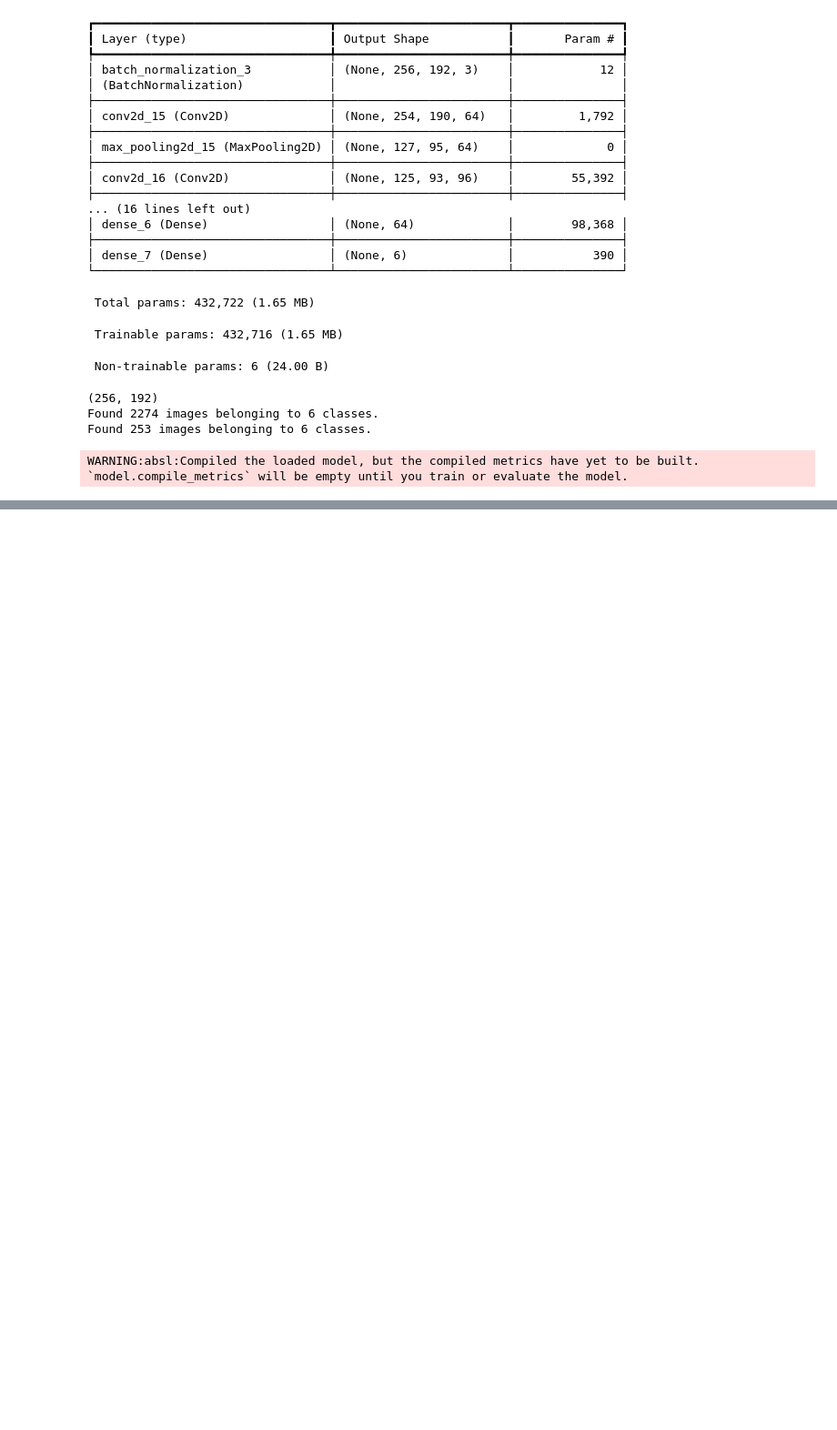
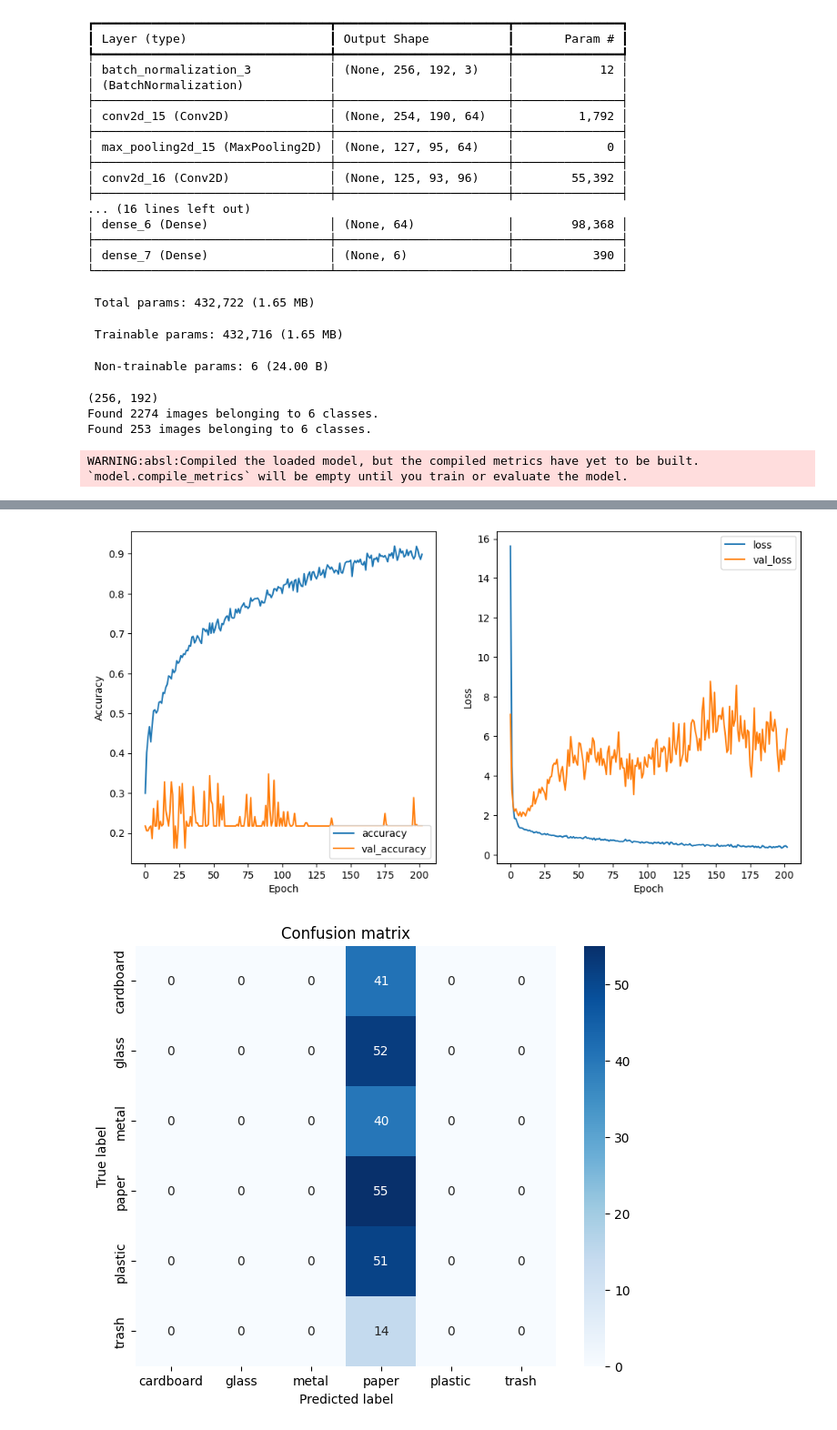
Before and after one commit to inessmatos/CAA_P1, a Jupyter notebook: CNN.ipynb, the cells around one changed output, grey strips where cells are left out. Shown at 91% size. Saved outputs shown, nothing was run; the diff lists cells and outputs as text; code cells hidden in the pictures; blank space fills up the shorter version.

```diff
--- a/CNN.ipynb
+++ b/CNN.ipynb
@@ -390,0 +392,5 @@ model_cnn5.evaluate()
+# %%
+IMG_SIZE = (512,384)
+model_cnn6 = MModel("model_cnn6")
+model_cnn6.set_model(model_cnn_b(IMG_SIZE, dropout=0.5))
+model_cnn6.summary()
@@ -390,0 +419,3 @@ model_cnn5.evaluate()
+# %%
+model_cnn6.compile(optimizer='adam', loss='categorical_crossentropy', metrics=['accuracy'])
+history = model_cnn6.fit(epochs=300, verbose=1, callbacks=[early_stopping])
@@ -390,0 +444,3 @@ model_cnn5.evaluate()
+# %%
+model_cnn6.evaluate()
+# %% [output]
@@ -390,0 +465,2 @@ model_cnn5.evaluate()
+[figure, added]
+[figure, added]
```
Also changed, not shown: parts of 19 cells of this notebook, 35 other files.
